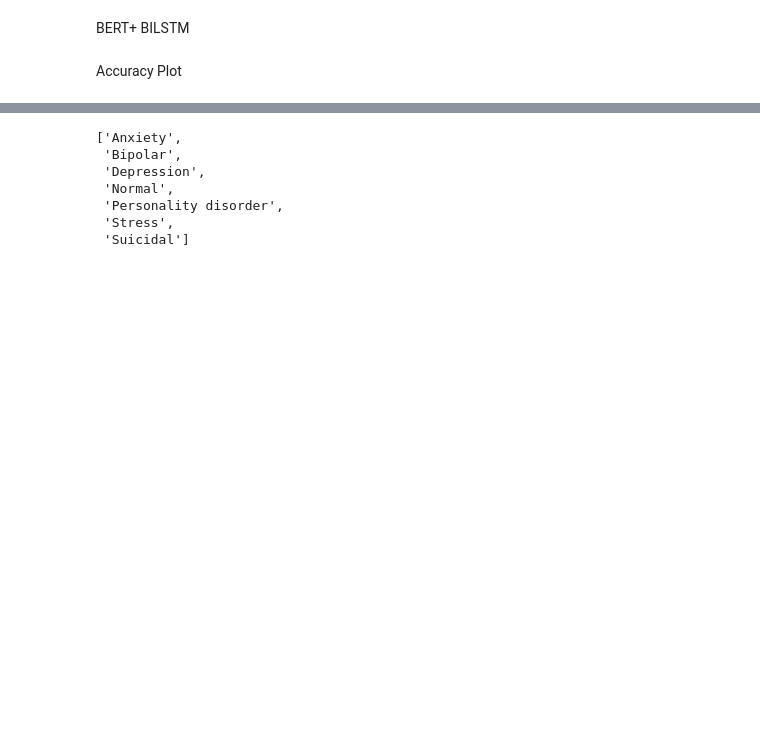
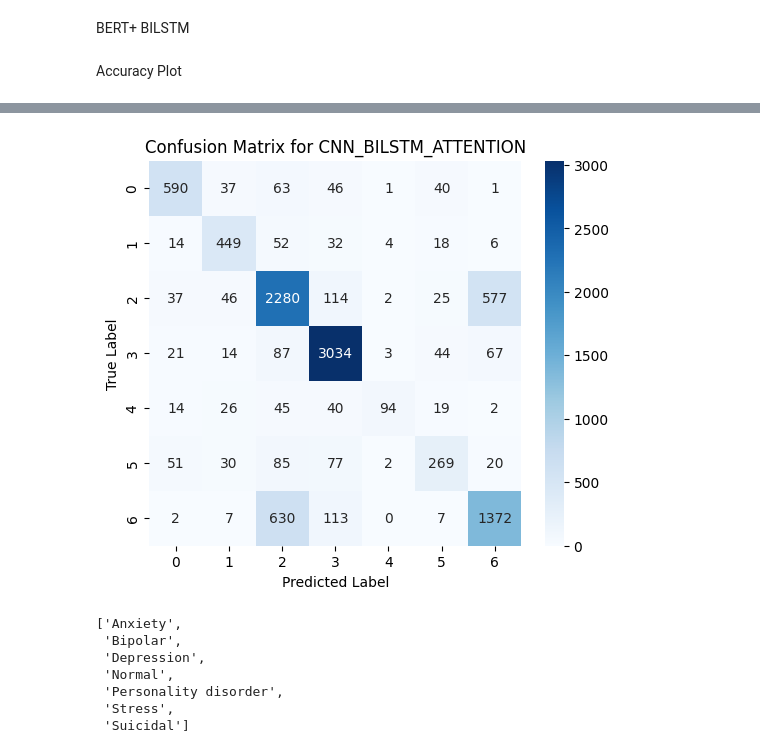
Before and after one commit to CYBERCONQUEROR/PHD-Project, a Jupyter notebook: NLP.ipynb, the cells around one changed output, grey strips where cells are left out. Drawn from its saved outputs; the diff is of its cells as text; code cells hidden in the pictures; blank space fills up the shorter version.

```diff
--- a/NLP.ipynb
+++ b/NLP.ipynb
@@ -1314,0 +1255,90 @@ plt.show()
+# %%
+from sklearn.metrics import confusion_matrix, classification_report
+import seaborn as sns
+import matplotlib.pyplot as plt
+import numpy as np
+import torch
+import torch.nn as nn
+from transformers import BertTokenizer
+from torch.utils.data import Dataset, DataLoader
+from sklearn.model_selection import train_test_split
+from sklearn.preprocessing import LabelEncoder
+import pandas as pd
+
+# Re-define model architecture (copied from zEZN47NhZ6Ur) to ensure correct model is used
+class Attention(nn.Module):
+    def __init__(self, hidden_dim):
+        super(Attention, self).__init__()
+        self.attn = nn.Linear(hidden_dim, 1)
+
+    def forward(self, lstm_output):
+        attn_weights = self.attn(lstm_output)
+        attn_weights = torch.softmax(attn_weights, dim=1)
+        context = torch.sum(attn_weights * lstm_output, dim=1)
+        return context, attn_weights
+
+class CNN_BiLSTM_Attention(nn.Module):
+    def __init__(self, vocab_size, embed_dim, num_classes):
+        super().__init__()
+        self.embedding = nn.Embedding(vocab_size, embed_dim)
+        self.conv = nn.Conv1d(embed_dim, 128, kernel_size=3, padding=1)
+        self.relu = nn.ReLU()
+        self.pool = nn.MaxPool1d(kernel_size=2)
+        self.lstm = nn.LSTM(128, 128, bidirectional=True, batch_first=True)
+        self.attention = Attention(256)
+        self.dropout = nn.Dropout(0.5)
+        self.fc = nn.Linear(256, num_classes)
+
+    def forward(self, input_ids, attention_mask=None):
+        x = self.embedding(input_ids)
+        x = x.permute(0, 2, 1)
+        x = self.conv(x)
+        x = self.relu(x)
+        x = self.pool(x)
+        x = x.permute(0, 2, 1)
+        lstm_out, _ = self.lstm(x)
+        attn_out, weights = self.attention(lstm_out)
+        out = self.dropout(attn_out)
+        return self.fc(out)
+
+# Initialize model for evaluation, ensuring it's the CNN_BiLSTM_Attention type
+vocab_size = tokenizer.vocab_size
+embed_dim = 300
+num_classes = len(df['label'].unique())
+
+model_eval = CNN_BiLSTM_Attention(vocab_size, embed_dim, num_classes)
+model_eval.to(device)
+
+# Load the saved best weights (assuming best_model.pth now contains CNN_BiLSTM_Attention weights)
+try:
+    model_eval.load_state_dict(torch.load("best_model.pth", map_location=device))
+    print("✅ Successfully loaded weights for CNN_BiLSTM_Attention from best_model.pth")
+except FileNotFoundError:
+    print("❌ Error: best_model.pth not found. Please ensure the CNN_BiLSTM_Attention model was trained and saved.")
+    raise FileNotFoundError("Model weights 'best_model.pth' not found. Cannot evaluate.")
+
+model_eval.eval() # Set model to evaluation mode
+all_preds, all_true = [], []
+
+with torch.no_grad():
+    for batch in val_loader:
+        input_ids = batch["input_ids"].to(device)
+        labels = batch["labels"].to(device) # Only labels needed for true values
+
+        # Call the model_eval with input_ids and None for attention_mask
+        outputs = model_eval(input_ids, None)
+        preds = torch.argmax(outputs, dim=1)
+
+        all_preds.extend(preds.cpu().numpy())
+        all_true.extend(labels.cpu().numpy())
+
+cm = confusion_matrix(all_true, all_preds)
+
+plt.figure(figsize=(6,5))
+sns.heatmap(cm, annot=True, fmt="d", cmap="Blues")
+plt.xlabel("Predicted Label")
+plt.ylabel("True Label")
+plt.title("Confusion Matrix for CNN_BILSTM_ATTENTION")
+plt.savefig("confusion_matrix_CNN_BILSTM.png", dpi=300, bbox_inches="tight")
+plt.show()
+# %% [output]
@@ -1315,3 +1346,4 @@ plt.show()
+[figure, added]
 # %%
 from sklearn.preprocessing import LabelEncoder
 
```
Also changed, not shown: parts of 12 cells of this notebook.
